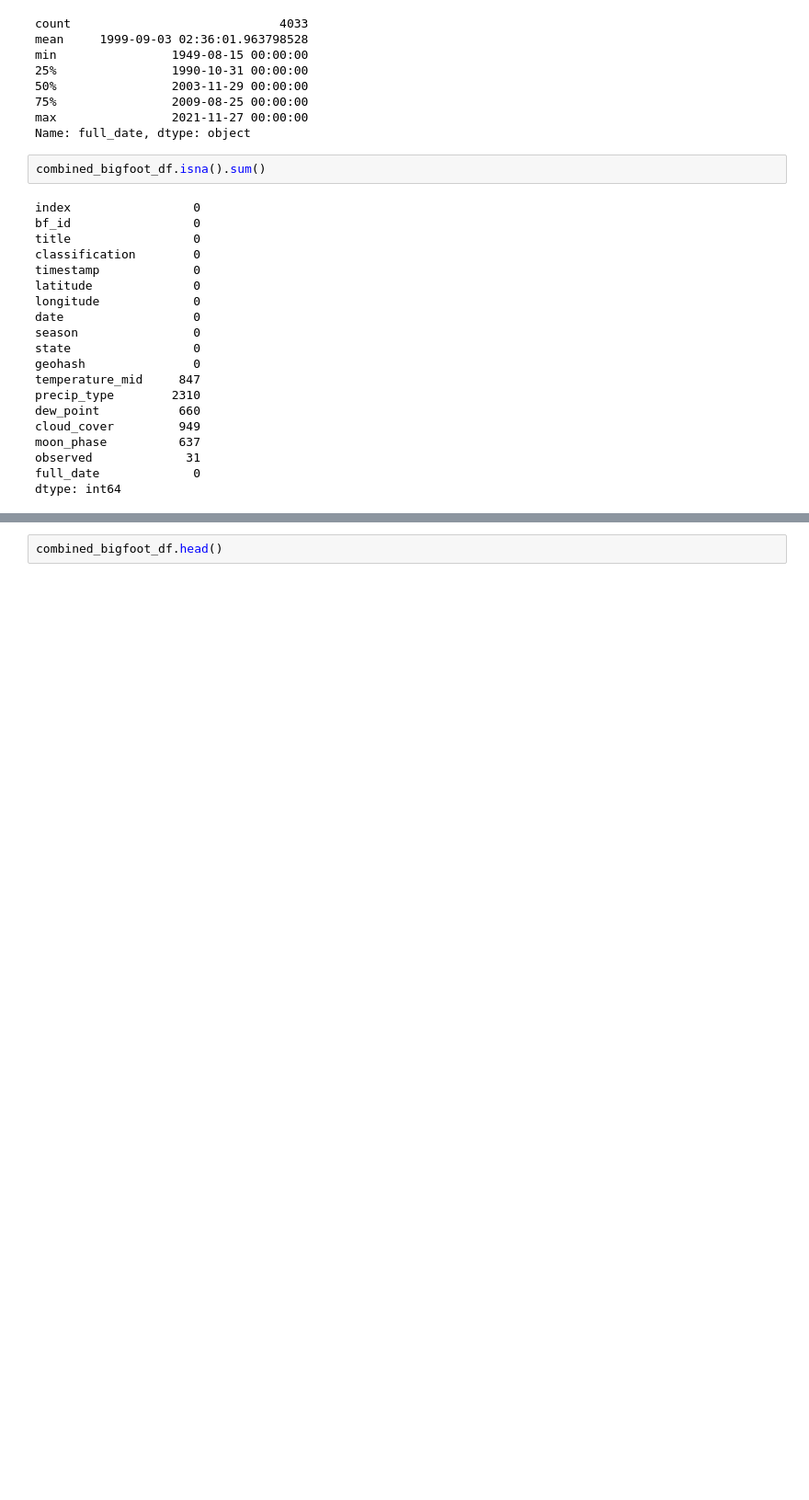
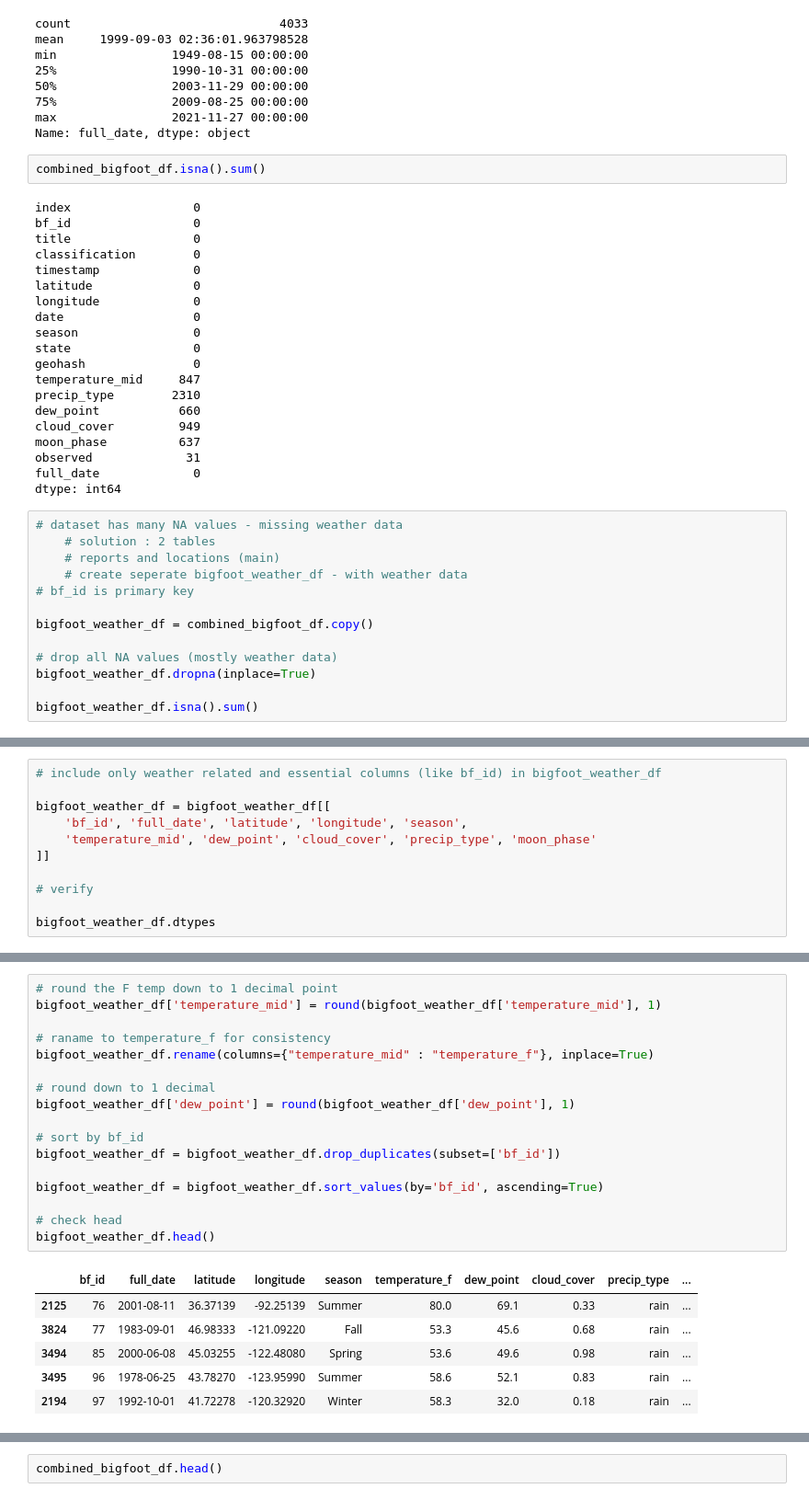
Before and after one commit to wslider/anomalous-sightings-archive, a Jupyter notebook: notebooks/anomalous_sightings_analysis.ipynb, the cells around one changed output, grey strips where cells are left out. Shown at 92% size. Saved outputs shown, nothing was run; the diff lists cells and outputs as text; blank space fills up the shorter version.

```diff
--- a/notebooks/anomalous_sightings_analysis.ipynb
+++ b/notebooks/anomalous_sightings_analysis.ipynb
@@ -780,3 +780,16 @@ moon_phase          637
 observed             31
 full_date             0
 dtype: int64
+# %%
+# dataset has many NA values - missing weather data
+    # solution : 2 tables
+    # reports and locations (main)
+    # create seperate bigfoot_weather_df - with weather data
+# bf_id is primary key
+
+bigfoot_weather_df = combined_bigfoot_df.copy()
+
+# drop all NA values (mostly weather data)
+bigfoot_weather_df.dropna(inplace=True)
+
+bigfoot_weather_df.isna().sum()
@@ -782,0 +816,11 @@ dtype: int64
+# %%
+# include only weather related and essential columns (like bf_id) in bigfoot_weather_df
+
+bigfoot_weather_df = bigfoot_weather_df[[
+    'bf_id', 'full_date', 'latitude', 'longitude', 'season',
+    'temperature_mid', 'dew_point', 'cloud_cover', 'precip_type', 'moon_phase'
+]]
+
+# verify
+
+bigfoot_weather_df.dtypes
@@ -782,0 +839,24 @@ dtype: int64
+# %%
+# round the F temp down to 1 decimal point
+bigfoot_weather_df['temperature_mid'] = round(bigfoot_weather_df['temperature_mid'], 1)
+
+# raname to temperature_f for consistency
+bigfoot_weather_df.rename(columns={"temperature_mid" : "temperature_f"}, inplace=True)
+
+# round down to 1 decimal
+bigfoot_weather_df['dew_point'] = round(bigfoot_weather_df['dew_point'], 1)
+
+# sort by bf_id
+bigfoot_weather_df = bigfoot_weather_df.drop_duplicates(subset=['bf_id'])
+
+bigfoot_weather_df = bigfoot_weather_df.sort_values(by='bf_id', ascending=True)
+
+# check head
+bigfoot_weather_df.head()
+# %% [output]
+|  | bf_id | full_date | latitude | longitude | season | temperature_f | dew_point | cloud_cover | precip_type | ... |
+| 2125 | 76 | 2001-08-11 | 36.37139 | -92.25139 | Summer | 80.0 | 69.1 | 0.33 | rain | ... |
+| 3824 | 77 | 1983-09-01 | 46.98333 | -121.09220 | Fall | 53.3 | 45.6 | 0.68 | rain | ... |
+| 3494 | 85 | 2000-06-08 | 45.03255 | -122.48080 | Spring | 53.6 | 49.6 | 0.98 | rain | ... |
+| 3495 | 96 | 1978-06-25 | 43.78270 | -123.95990 | Summer | 58.6 | 52.1 | 0.83 | rain | ... |
+| 2194 | 97 | 1992-10-01 | 41.72278 | -120.32920 | Winter | 58.3 | 32.0 | 0.18 | rain | ... |
```
Also changed, not shown: parts of 18 cells of this notebook, 8 other files.
